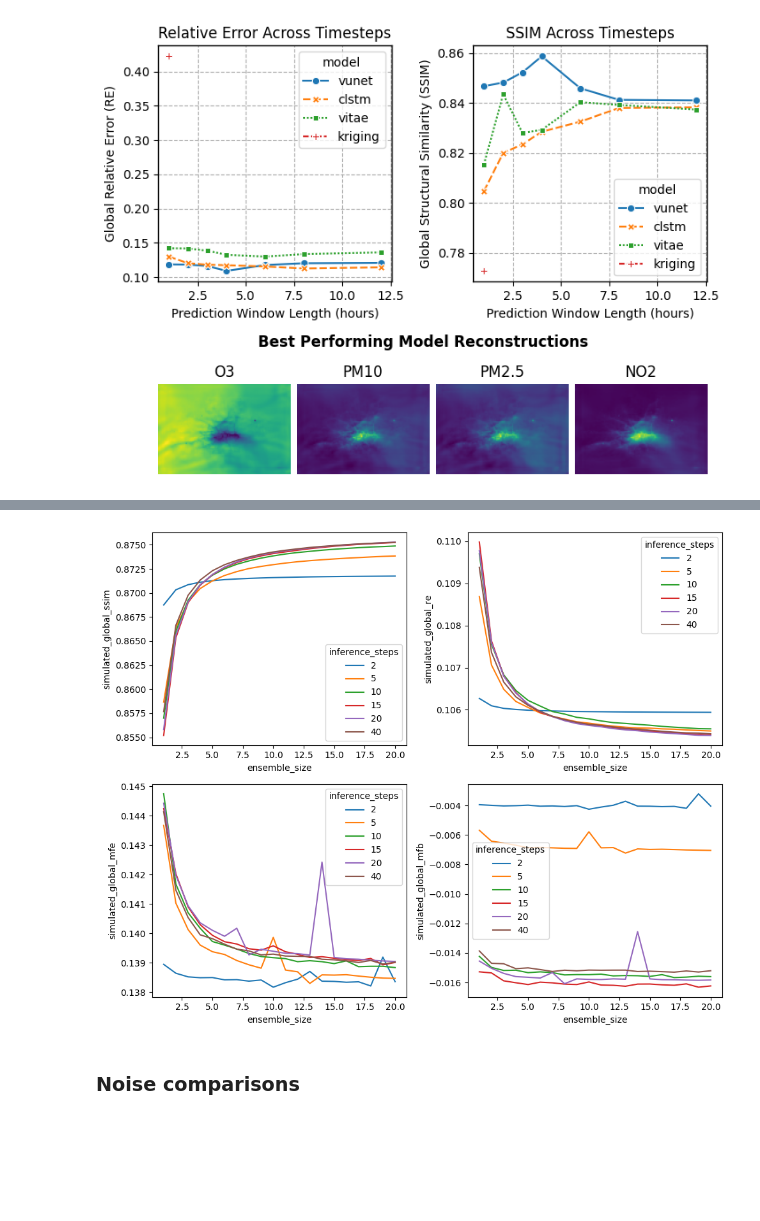
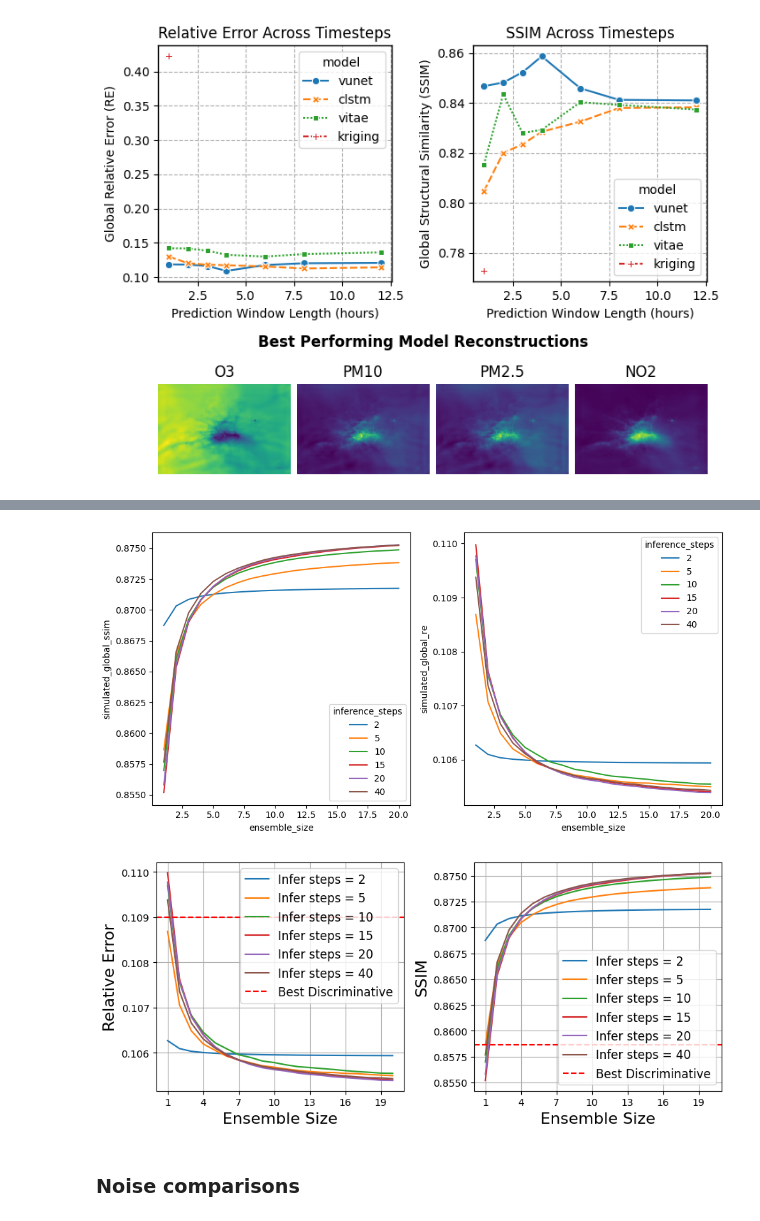
Before and after one commit to Miha5092/Air-Quality-Field-Construction, a Jupyter notebook: paper_images.ipynb, the cells around one changed output, grey strips where cells are left out. Cells and saved outputs as stored; diff of their text form; code cells hidden in the pictures; blank space fills up the shorter version.

```diff
--- a/paper_images.ipynb
+++ b/paper_images.ipynb
@@ -309,19 +309,61 @@ ensemble_df.head()
 | 3 | 2 | 4 | 0.871114 | 0.106009 | 3.509766 | ... |
 | 4 | 2 | 5 | 0.871270 | 0.105991 | 3.509331 | ... |
 # %%
-fig, ax = plt.subplots(2, 2, figsize=(10, 8))
+fig, ax = plt.subplots(1,2, figsize=(10,5))
 
 palette = sns.color_palette("tab10", 6)
 
-sns.lineplot(data=ensemble_df, x="ensemble_size", y="simulated_global_ssim", hue="inference_steps", markers=True, palette=palette, ax=ax[0][0])
-sns.lineplot(data=ensemble_df, x="ensemble_size", y="simulated_global_re", hue="inference_steps", markers=True, palette=palette, ax=ax[0][1])
-sns.lineplot(data=ensemble_df, x="ensemble_size", y="simulated_global_mfe", hue="inference_steps", markers=True, palette=palette, ax=ax[1][0])
-sns.lineplot(data=ensemble_df, x="ensemble_size", y="simulated_global_mfb", hue="inference_steps", markers=True, palette=palette, ax=ax[1][1])
+sns.lineplot(data=ensemble_df, x="ensemble_size", y="simulated_global_ssim", hue="inference_steps", markers=True, palette=palette, ax=ax[0])
+sns.lineplot(data=ensemble_df, x="ensemble_size", y="simulated_global_re", hue="inference_steps", markers=True, palette=palette, ax=ax[1])
+#sns.lineplot(data=ensemble_df, x="ensemble_size", y="simulated_global_mfe", hue="inference_steps", markers=True, palette=palette, ax=ax[1][0])
+#sns.lineplot(data=ensemble_df, x="ensemble_size", y="simulated_global_mfb", hue="inference_steps", markers=True, palette=palette, ax=ax[1][1])
 
 plt.tight_layout()
 plt.show()
 # %% [output]
-[figure, old version]
+[figure, new version]
+# %%
+import numpy as np
+import matplotlib.pyplot as plt
+
+inf_steps_list = [2,5,10,15,20,40]
+
+f, ax = plt.subplots(1, 2, figsize=(9,4))
+c=0
+title = ['re', 'ssim', 'mfe', 'mfb']
+sub = ['Relative Error', 'SSIM']
+for k in range(len(inf_steps_list)):
+    c=0
+    results = np.load('paper_results/predictions/diffusion/ensemble/inf_' + str(inf_steps_list[k]) + '_results.npz')
+
+    for i in range(2):
+        for j in range(1):
+            plot_metric = results['simulated_global_'+title[c]]
+
+            ax[i].plot(np.linspace(1, 20,20), plot_metric, label='Infer steps = ' + str(inf_steps_list[k]))
+            ax[i].grid()
+            #ax[i].set_title(sub[c] + ' Ensemble Size vs ' + title[c].upper())
+            ax[i].set_xlabel('Ensemble Size', fontsize=16)
+            ax[i].set_ylabel(sub[c], fontsize=16)
+            ax[i].legend()
+            c+=1
+
+ax[0].axhline(0.10899845374848895, linestyle='--', label='Best Discriminative', color='red')
+ax[1].axhline(0.8586760759353638, linestyle='--', label='Best Discriminative', color='red')
+#ax[1,0].axhline(unet_mean_err[2], linestyle='--', label='Discriminative', color='red')
+#ax[1,1].axhline(unet_mean_err[3], linestyle='--', label='Discriminative', color='red')
+for i in range(2):
+    for j in range(1):
+        ax[i].legend(fontsize=12)
+        ax[i].grid()
+        ax[i].set_xticks([1, 4,7,10,13,16,19])
+
+plt.tight_layout()
+
+plt.savefig('paper_images/ensemble_global.png')
+plt.show()
+# %% [output]
+[figure, added]
 # %% [markdown]
 ### Noise comparisons
 # %%
```
Also changed, not shown: parts of 14 cells of this notebook, 2 other files.
